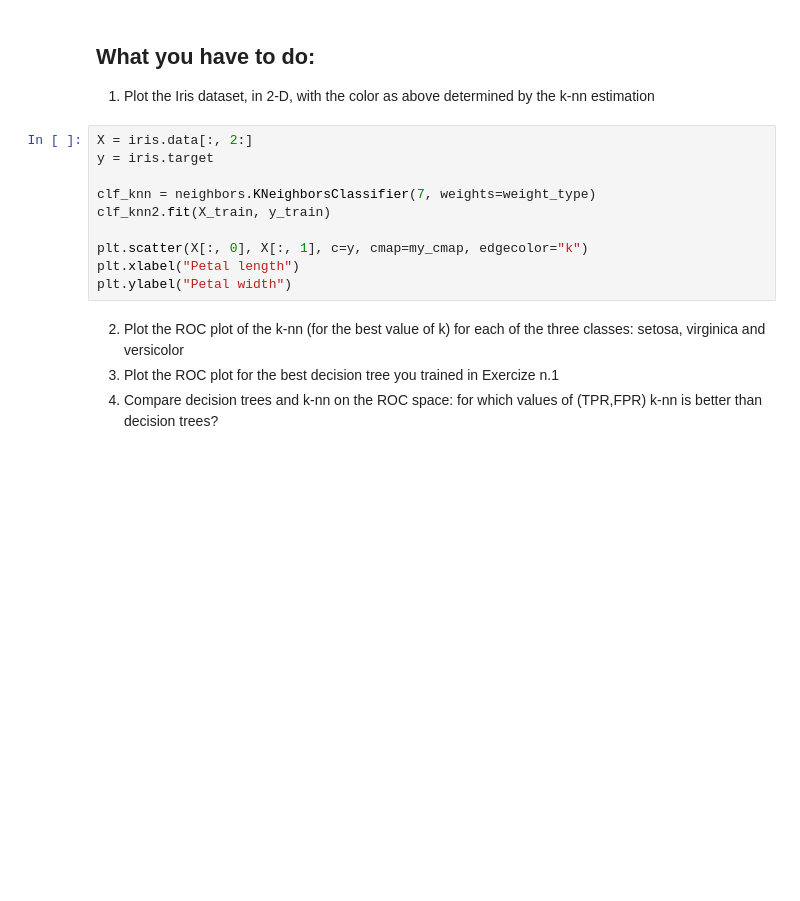
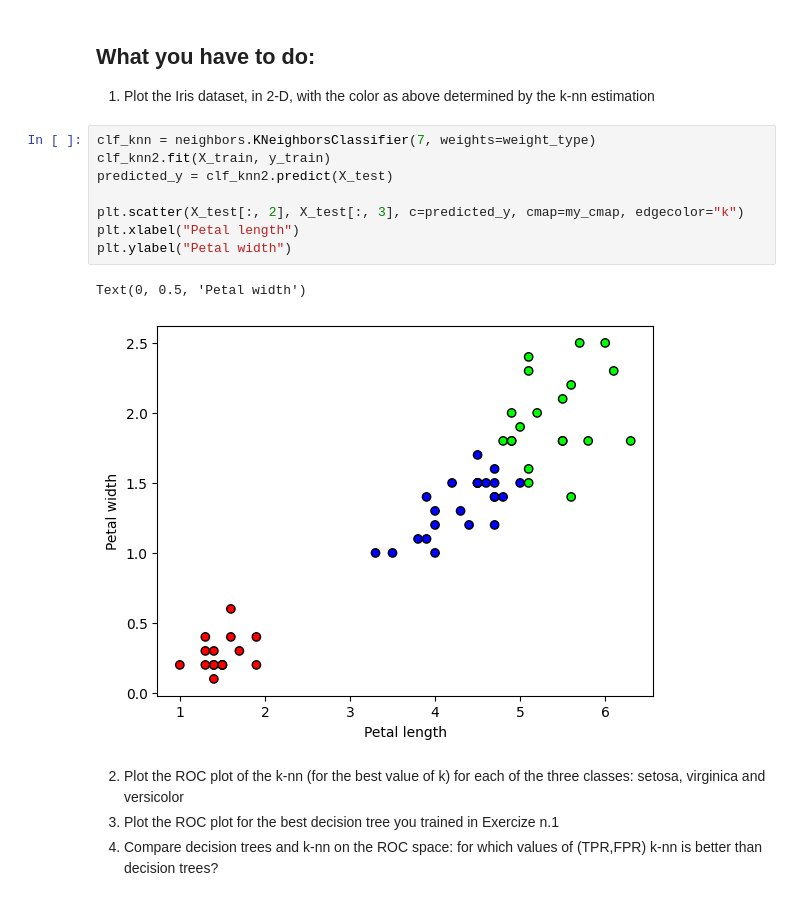
Before and after one commit to Fazzaa/ml_lab, a Jupyter notebook: knn/classification_iris_knn_aa_21_22.ipynb, the cells around one changed output. Saved outputs shown, nothing was run; the diff lists cells and outputs as text; blank space fills up the shorter version.

Commit message:
scatter knn

```diff
--- a/knn/classification_iris_knn_aa_21_22.ipynb
+++ b/knn/classification_iris_knn_aa_21_22.ipynb
@@ -252,15 +366,16 @@ Text(0, 0.5, 'Petal width')
 ## What you have to do:
 1. Plot the Iris dataset, in 2-D, with the color as above determined by the k-nn estimation
 # %%
-X = iris.data[:, 2:]
-y = iris.target
-
 clf_knn = neighbors.KNeighborsClassifier(7, weights=weight_type)
 clf_knn2.fit(X_train, y_train)
+predicted_y = clf_knn2.predict(X_test)
 
-plt.scatter(X[:, 0], X[:, 1], c=y, cmap=my_cmap, edgecolor="k")
+plt.scatter(X_test[:, 2], X_test[:, 3], c=predicted_y, cmap=my_cmap, edgecolor="k")
 plt.xlabel("Petal length")
 plt.ylabel("Petal width")
+# %% [output]
+Text(0, 0.5, 'Petal width')
+[figure, added]
 # %% [markdown]
 2. Plot the ROC plot of the k-nn (for the best value of k) for each of the three classes: setosa, virginica and versicolor
 3. Plot the ROC plot for the best decision tree you trained in Exercize n.1
```
Also changed, not shown: parts of 6 cells of this notebook.
